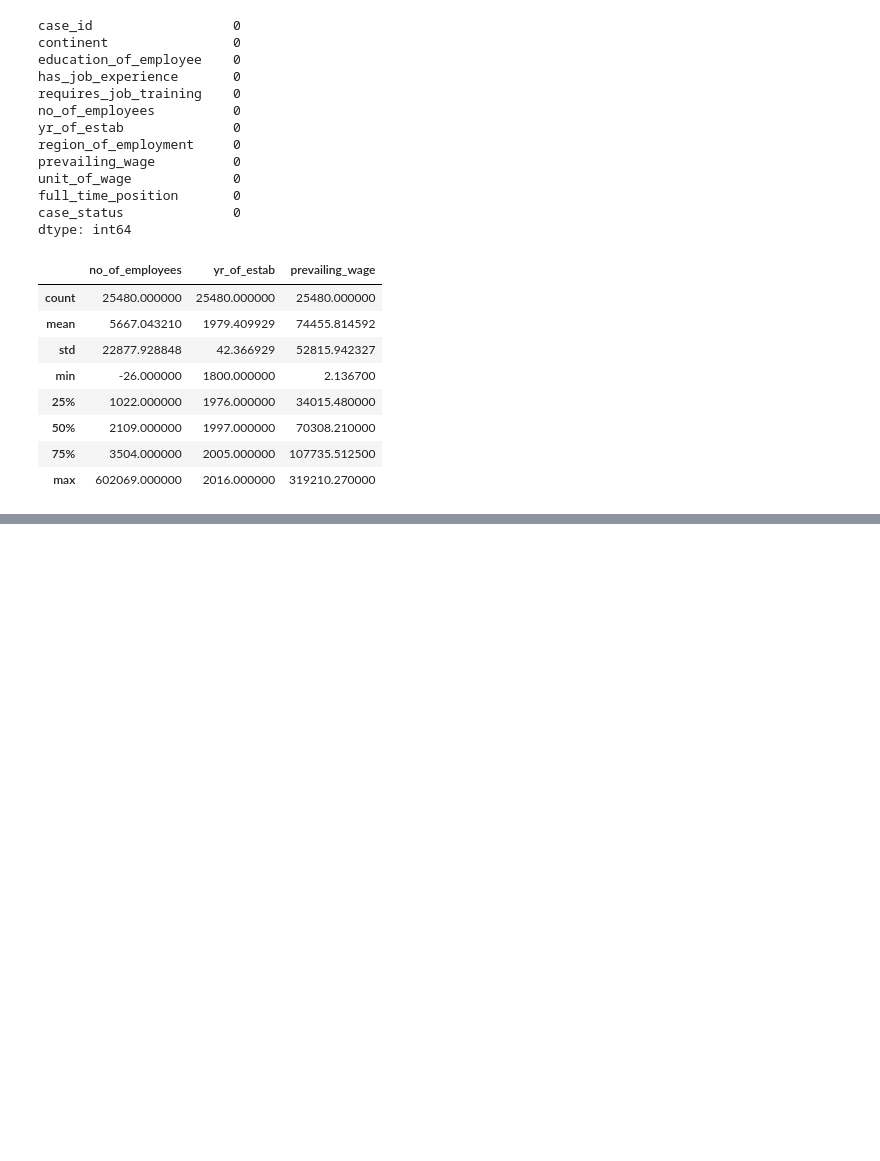
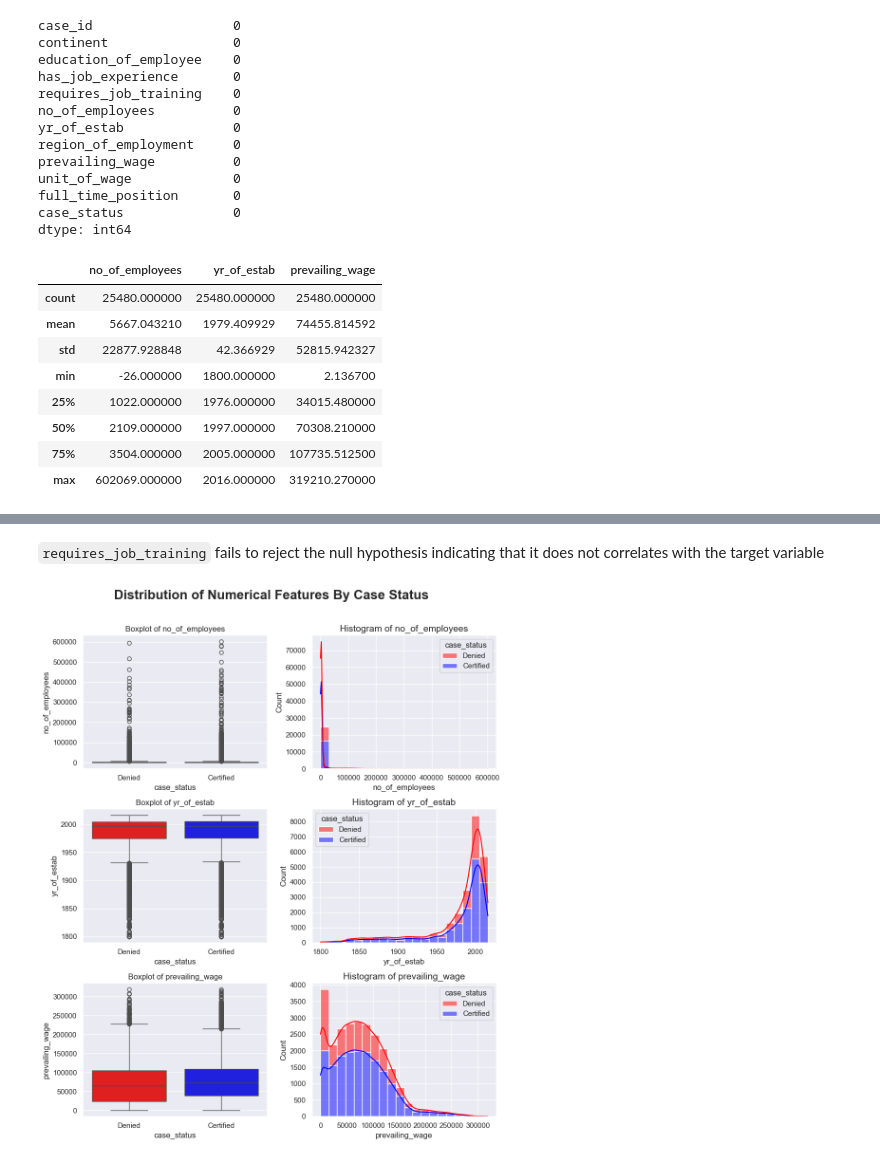
Before and after one commit to Kazeem-Bello/US-Visa-Approval-Prediction, a Jupyter notebook: notebook/EDA.ipynb, the cells around one changed output, grey strips where cells are left out. Cells and saved outputs as stored; diff of their text form; code cells hidden in the pictures; blank space fills up the shorter version.

```diff
--- a/notebook/EDA.ipynb
+++ b/notebook/EDA.ipynb
@@ -106,0 +218,19 @@ data[numerical_features]
+# %% [markdown]
+`requires_job_training` fails to reject the null hypothesis indicating that it does not correlates with the target variable
+# %%
+colour = ["red", "blue"]
+
+fig, ax = plt.subplots(3, 2, figsize = (10, 12))
+fig.suptitle("Distribution of Numerical Features By Case Status", fontsize = 20, fontweight = "bold", ha = "center")
+
+for i, col in enumerate(continous_features):
+    sns.boxplot(data = data, x = "case_status", y = col, palette = colour, ax = ax[i, 0])
+    ax[i, 0].set_title(f"Boxplot of {col}", fontsize = 12)
+    sns.histplot(data = data, x = col, hue = "case_status", bins = 20, kde = True, multiple = "stack", palette = colour, ax = ax[i,1])
+    ax[i, 1].set_title(f"Histogram of {col}", fontsize = 14)
+
+fig.tight_layout()
+fig.subplots_adjust(top = 0.9)
+# plt.savefig('image/multivariate_num.png')
+# %% [output]
+[figure, added]
```
Also changed, not shown: parts of 29 cells of this notebook.
